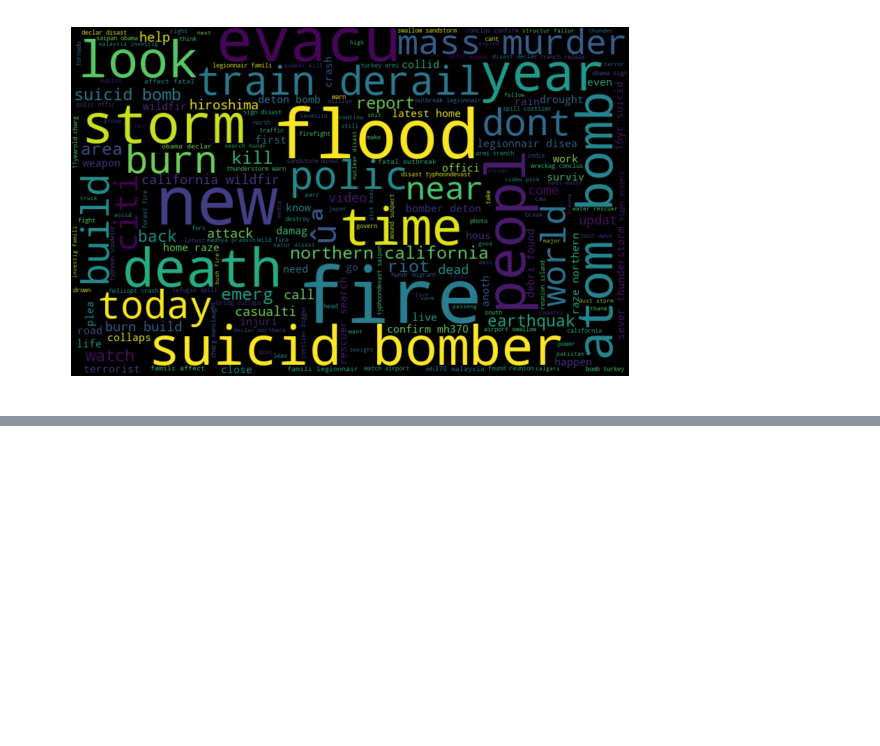
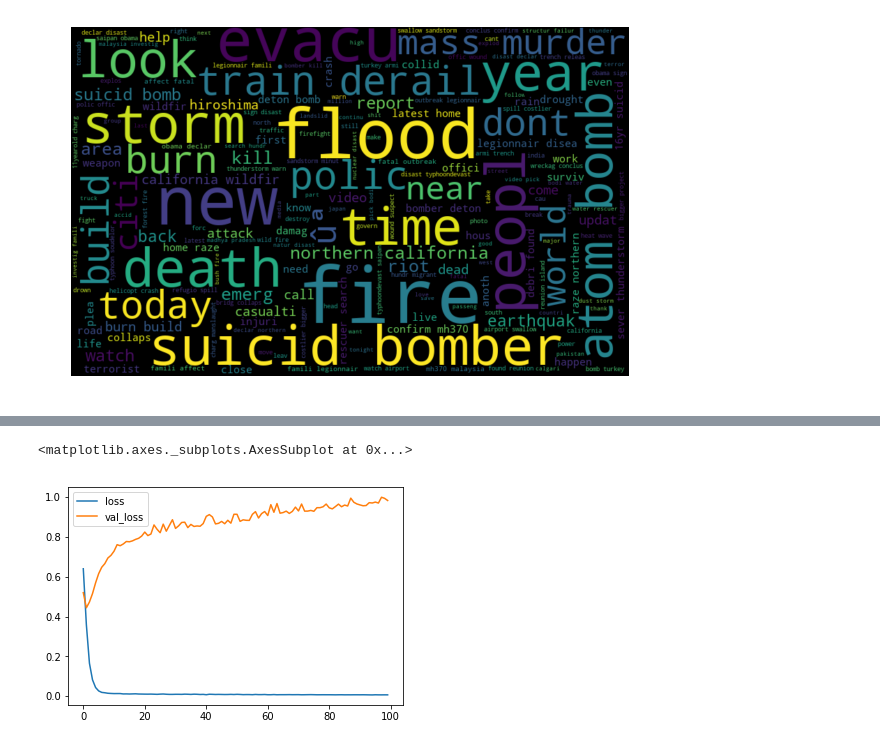
Before and after one commit to go4arjun/machineLearningTermProj, a Jupyter notebook: src/project_solution_nlp_sandy.ipynb, the cells around one changed output, grey strips where cells are left out. Saved outputs shown, nothing was run; the diff lists cells and outputs as text; code cells hidden in the pictures; blank space fills up the shorter version.

```diff
--- a/src/project_solution_nlp_sandy.ipynb
+++ b/src/project_solution_nlp_sandy.ipynb
@@ -471,0 +484,13 @@ weighted avg       0.80      0.80      0.79      2284
+# %%
+X_train, X_test, y_train, y_test = train_test_split(tweets['text'].values, tweets['target'].values, test_size=0.3, random_state=42)
+# %%
+bow_transformer = CountVectorizer(analyzer=text_process).fit(X_train)
+messages_bow = bow_transformer.transform(X_train)
+tfidf_transformer = TfidfTransformer().fit(messages_bow)
+messages_tfidf = tfidf_transformer.transform(messages_bow).toarray()
+# %%
+model = Sequential()
+model.add(Dense(30, activation='relu'))
+model.add(Dense(15, activation='relu'))
+model.add(Dense(1, activation='sigmoid'))
+model.compile(loss='binary_crossentropy', optimizer='adam')
@@ -471,0 +501,2 @@ weighted avg       0.80      0.80      0.79      2284
+# %%
+model.fit(x=messages_tfidf,y=y_train,epochs=100, validation_split=0.1)
@@ -471,0 +522,6 @@ weighted avg       0.80      0.80      0.79      2284
+# %%
+model_loss = pd.DataFrame(model.history.history)
+model_loss.plot()
+# %% [output]
+<matplotlib.axes._subplots.AxesSubplot at 0x...>
+[figure, added]
```
Also changed, not shown: parts of 23 cells of this notebook.
